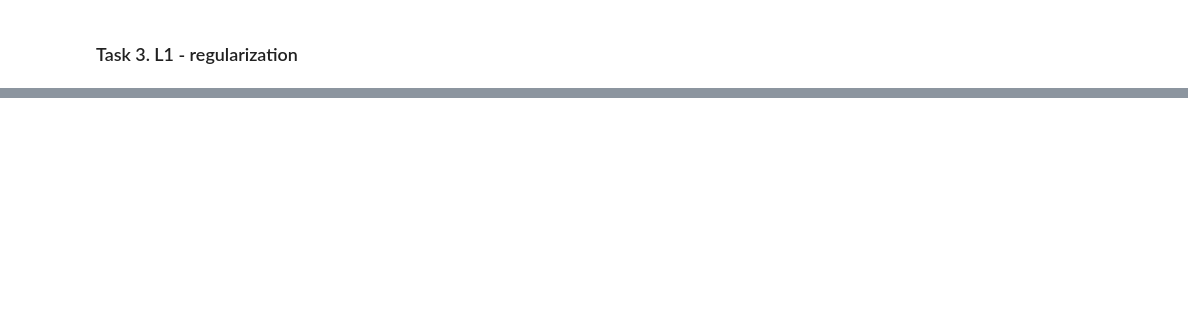
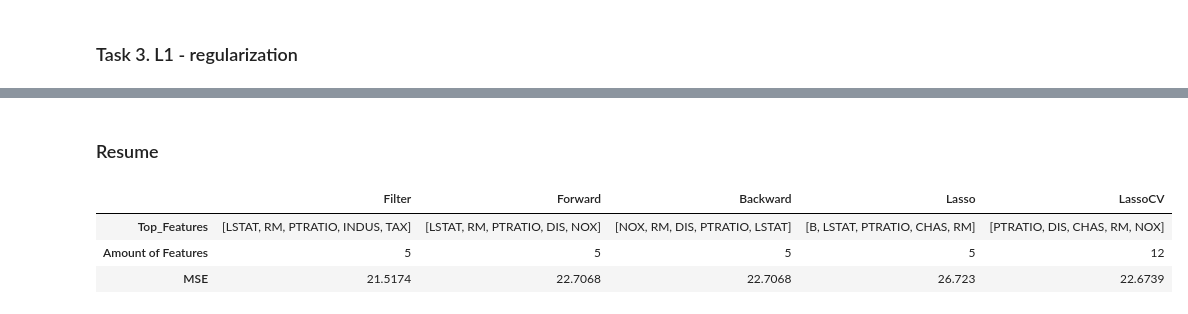
Before and after one commit to Jeniamakarchik/ML_2_part, a Jupyter notebook: HW_2/HW2_feature_selection.ipynb, the cells around one changed output, grey strips where cells are left out. Saved outputs shown, nothing was run; the diff lists cells and outputs as text; code cells hidden in the pictures; blank space fills up the shorter version.

```diff
--- a/HW_2/HW2_feature_selection.ipynb
+++ b/HW_2/HW2_feature_selection.ipynb
@@ -110,0 +283,2 @@ clf = LassoCV()
+# %%
+top_5_lassocv = columns[lassocv_coeffs.tail().index]
@@ -110,0 +291,17 @@ clf = LassoCV()
+# %%
+model = train_model(X_train, y_train)
+mse_filter = evaluate_model_mse(model, X_test, y_test)
+# %% [markdown]
+### Resume
+# %%
+data = {
+    'Top_Features': [top_5_filter, forward_features, backward_features, top_5_lasso, top_5_lassocv],
+    'Amount of Features': [5, 5, 5, 5, 12],
+    'MSE': [mse_filter, forward_mse[-1], backward_mse[-1], mse_lasso, mse_lassocv]
+}
+pd.DataFrame.from_dict(data, orient='index', columns=['Filter', 'Forward', 'Backward', 'Lasso', 'LassoCV'])
+# %% [output]
+|  | Filter | Forward | Backward | Lasso | LassoCV |
+| Top_Features | [LSTAT, RM, PTRATIO, INDUS, TAX] | [LSTAT, RM, PTRATIO, DIS, NOX] | [NOX, RM, DIS, PTRATIO, LSTAT] | [B, LSTAT, PTRATIO, CHAS, RM] | [PTRATIO, DIS, CHAS, RM, NOX] |
+| Amount of Features | 5 | 5 | 5 | 5 | 12 |
+| MSE | 21.5174 | 22.7068 | 22.7068 | 26.723 | 22.6739 |
```
Also changed, not shown: parts of 29 cells of this notebook.
